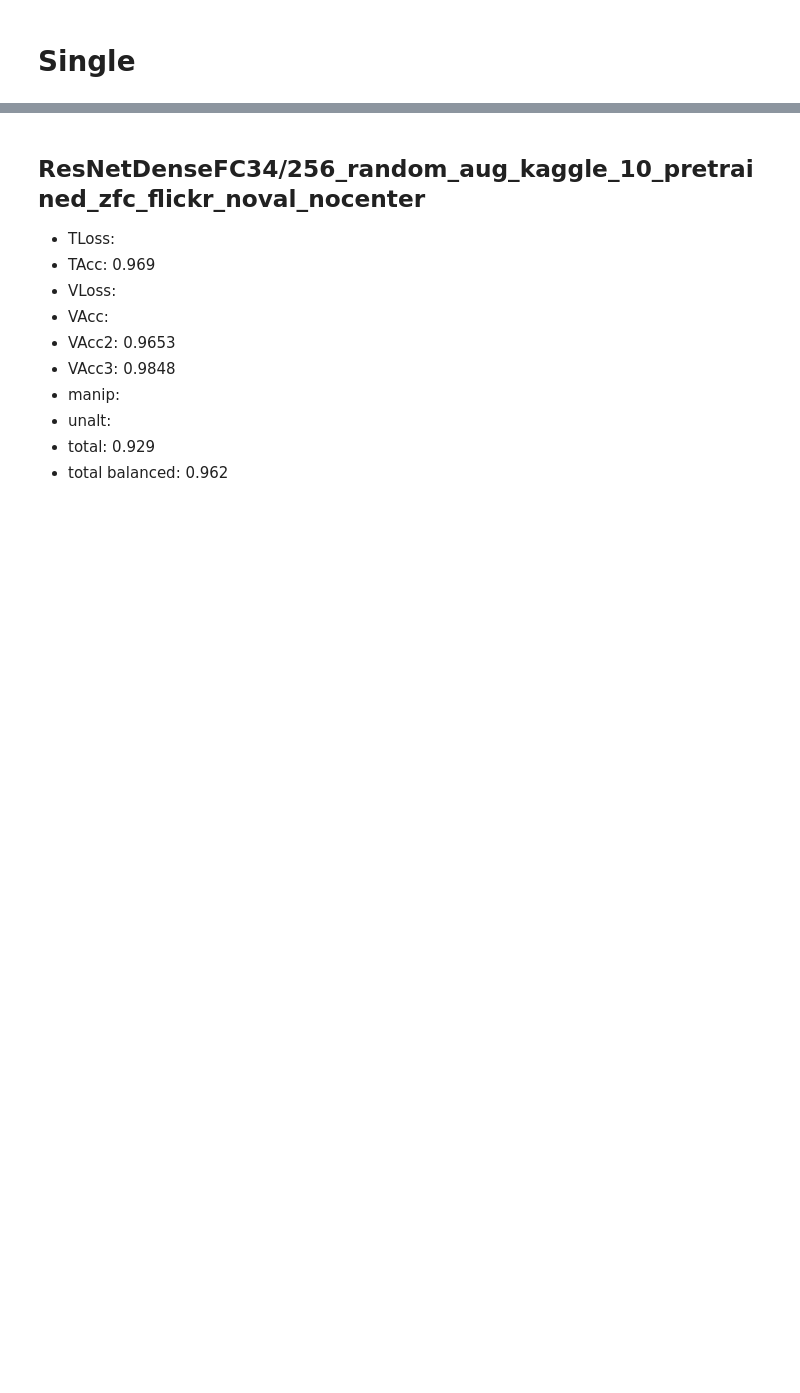
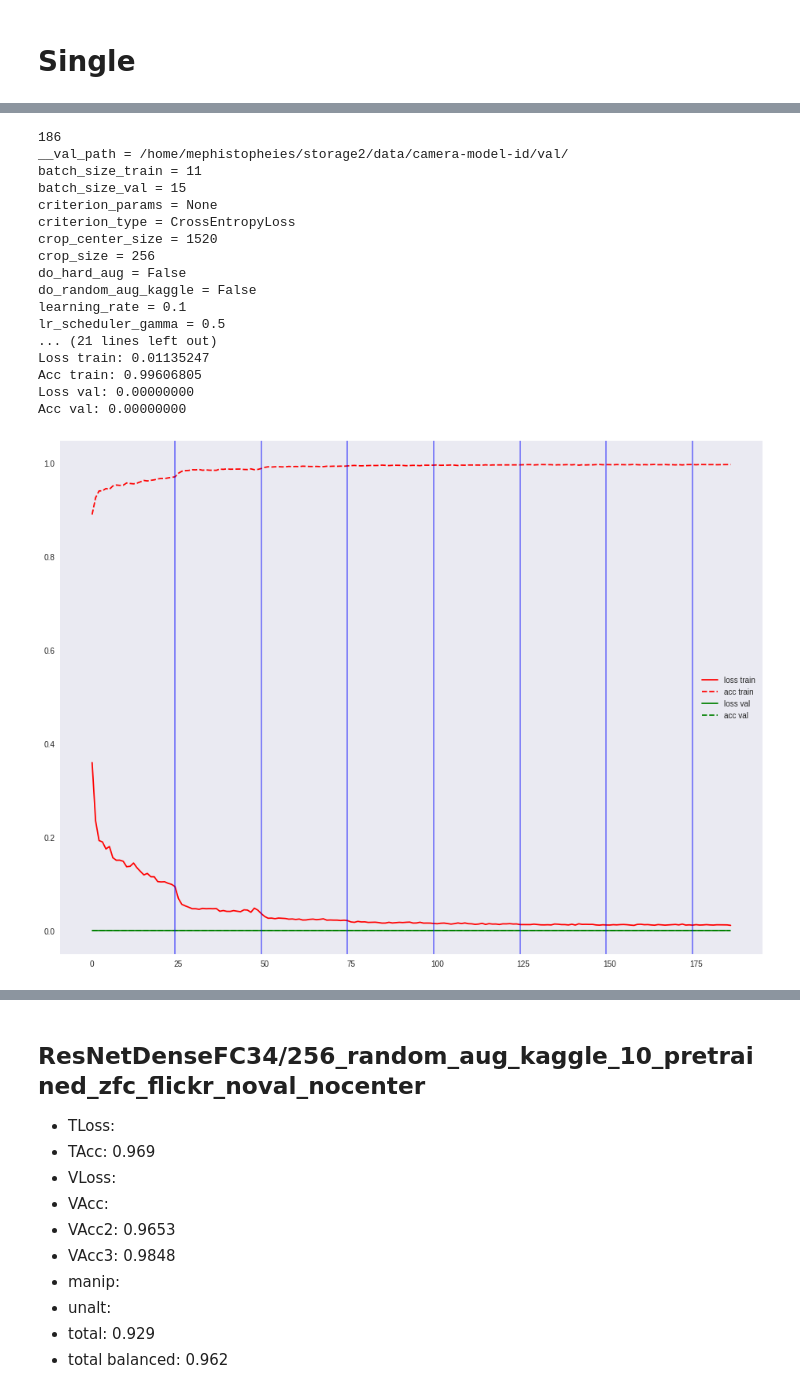
Before and after one commit to cortwave/camera-model-identification, a Jupyter notebook: mephistopheies/ipy/results.ipynb, the cells around one changed output, grey strips where cells are left out. Saved outputs shown, nothing was run; the diff lists cells and outputs as text; code cells hidden in the pictures; blank space fills up the shorter version.

```diff
--- a/mephistopheies/ipy/results.ipynb
+++ b/mephistopheies/ipy/results.ipynb
@@ -48,0 +62,21 @@ def view_model(model_path):
+# %%
+view_model('/home/mephistopheies/storage2/data/camera-model-id/models/ResNetDenseFC34/256_pretrained_zfc_flickr_noval_nocenter/pseudo_phase_0/checkpoint.tar')
+# %% [output]
+186
+__val_path = /home/mephistopheies/storage2/data/camera-model-id/val/
+batch_size_train = 11
+batch_size_val = 15
+criterion_params = None
+criterion_type = CrossEntropyLoss
+crop_center_size = 1520
+crop_size = 256
+do_hard_aug = False
+do_random_aug_kaggle = False
+learning_rate = 0.1
+lr_scheduler_gamma = 0.5
+... (21 lines left out)
+Loss train: 0.01135247
+Acc train: 0.99606805
+Loss val: 0.00000000
+Acc val: 0.00000000
+[figure, added]
```
Also changed, not shown: parts of 7 cells of this notebook, 12 other files.
